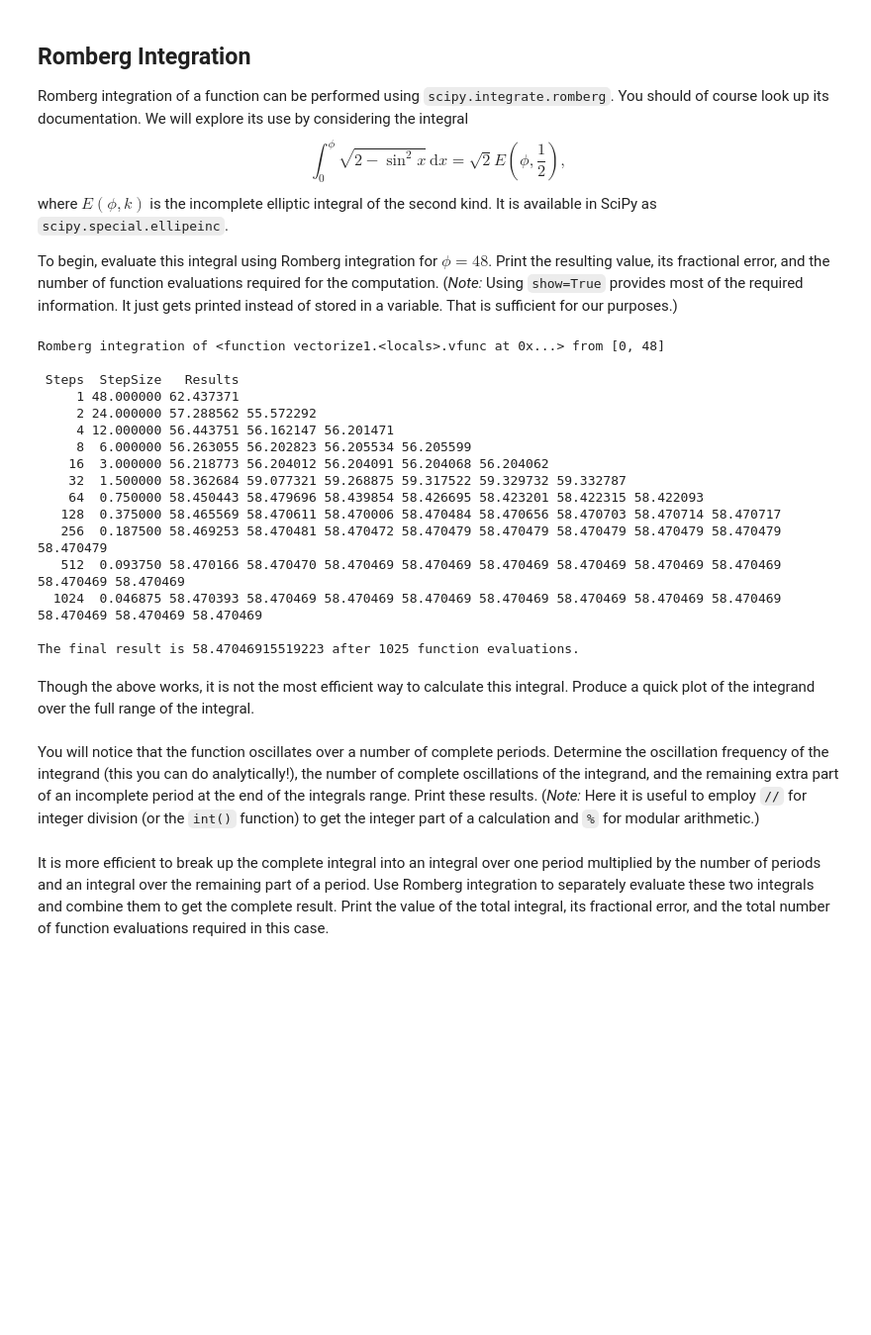
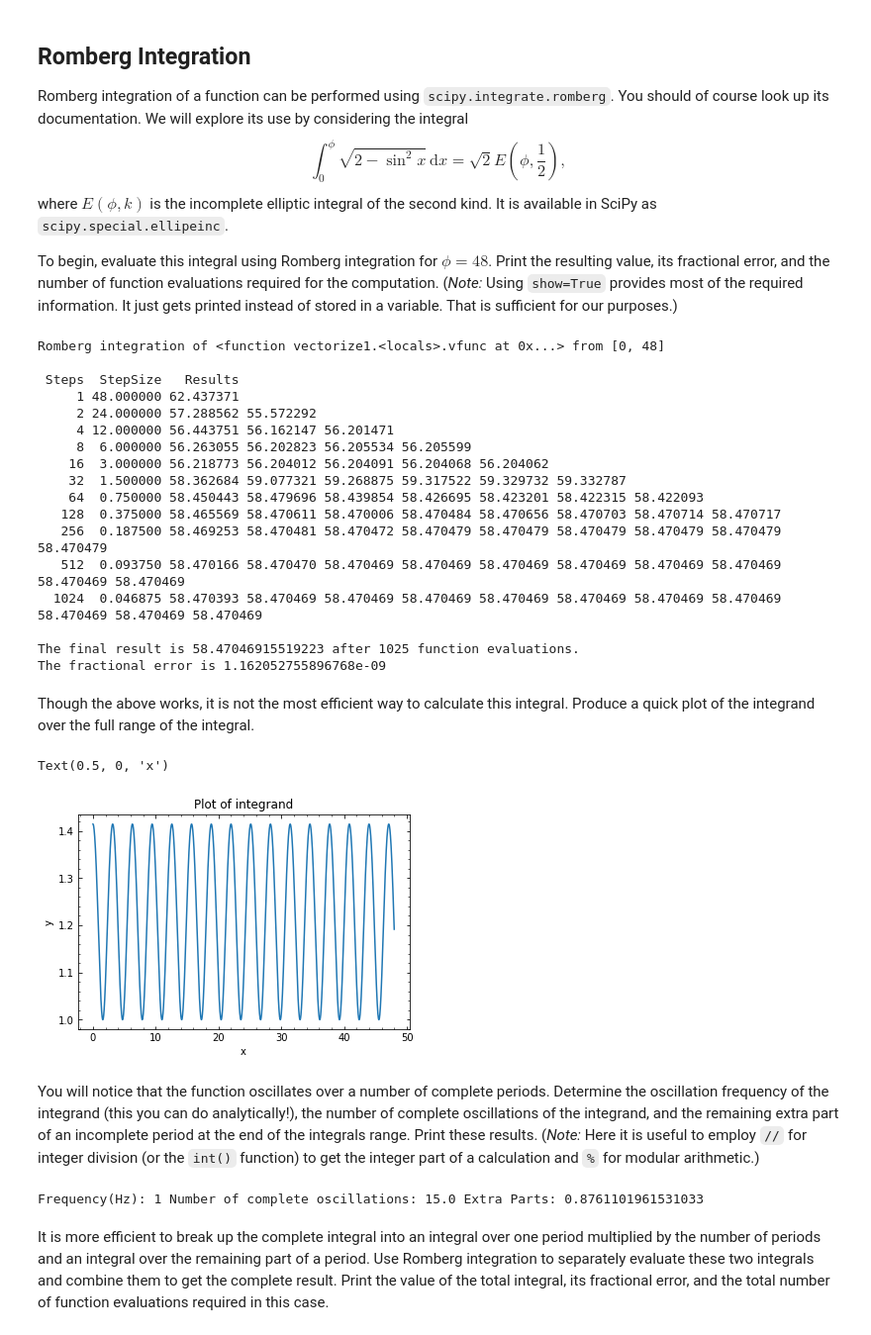
Before and after one commit to Rjames13/p250-spring-2022, a Jupyter notebook: prelabs/PreLab04.ipynb, the cells around one changed output. Shown: that part at 99% size. Drawn from its saved outputs; the diff is of its cells as text; code cells hidden in the pictures; blank space fills up the shorter version.

```diff
--- a/prelabs/PreLab04.ipynb
+++ b/prelabs/PreLab04.ipynb
@@ -78,6 +78,8 @@ def f(x):
     return np.sqrt(2-np.sin(x)**2)
 
 result=integ.romberg(f,0,48,show=True)
+real=58.470469223138
+print("The fractional error is",np.abs((result-real))/real)
 # %% [output]
 Romberg integration of <function vectorize1.<locals>.vfunc at 0x...> from [0, 48]
 
@@ -95,5 +97,6 @@ Romberg integration of <function vectorize1.<locals>.vfunc at 0x...> from [0, 48
   1024  0.046875 58.470393 58.470469 58.470469 58.470469 58.470469 58.470469 58.470469 58.470469 58.470469 58.470469 58.470469
 
 The final result is 58.47046915519223 after 1025 function evaluations.
+The fractional error is 1.162052755896768e-09
 # %% [markdown]
 Though the above works, it is not the most efficient way to calculate this integral.  Produce a quick plot of the integrand over the full range of the integral.
@@ -103,2 +103,14 @@ raise NotImplementedError()
+# %%
+fig= plt.figure()
+
+ax = fig.add_subplot(111)
+arange= np.arange(0,48,0.01)
+ax.plot(arange,f(arange))
+ax.set_title("Plot of integrand")
+ax.set_ylabel("y")
+ax.set_xlabel("x")
+# %% [output]
+Text(0.5, 0, 'x')
+[figure, added]
 # %% [markdown]
 You will notice that the function oscillates over a number of complete periods.  Determine the oscillation frequency of the integrand (this you can do analytically!), the number of complete oscillations of the integrand, and the remaining extra part of an incomplete period at the end of the integrals range.  Print these results. (*Note:* Here it is useful to employ `//` for integer division (or the `int()` function) to get the integer part of a calculation and `%` for modular arithmetic.)
@@ -108,2 +117,9 @@ raise NotImplementedError()
+# %%
+freq=1 # one oscillation every pi
+total_osc= 48 // ( np.pi)
+extra_part= 48 % ( np.pi)
+print("Frequency(Hz):", freq, "Number of complete oscillations:", total_osc, "Extra Parts:",extra_part  )
+# %% [output]
+Frequency(Hz): 1 Number of complete oscillations: 15.0 Extra Parts: 0.8761101961531033
 # %% [markdown]
 It is more efficient to break up the complete integral into an integral over one period multiplied by the number of periods and an integral over the remaining part of a period.  Use Romberg integration to separately evaluate these two integrals and combine them to get the complete result.  Print the value of the total integral, its fractional error, and the total number of function evaluations required in this case.
```
Also changed, not shown: parts of 16 cells of this notebook, 1 other file.
